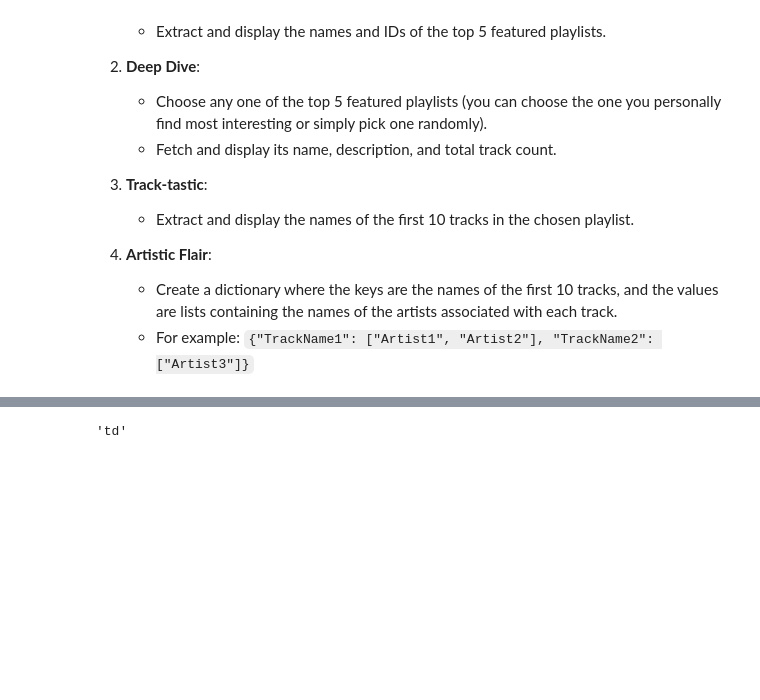
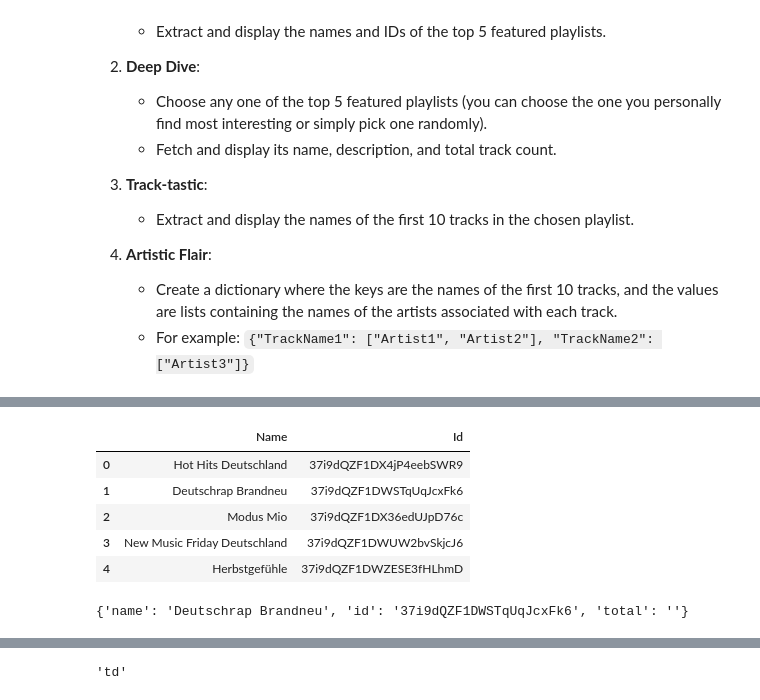
Before and after one commit to BigKawa/lab-apis, a Jupyter notebook: lab-apis.ipynb, the cells around one changed output, grey strips where cells are left out. Saved outputs shown, nothing was run; the diff lists cells and outputs as text; code cells hidden in the pictures; blank space fills up the shorter version.

```diff
--- a/lab-apis.ipynb
+++ b/lab-apis.ipynb
@@ -434,0 +457,29 @@ pl = sp.featured_playlists()
+# %%
+def get_names(pl_list):
+    playlist_names = []
+    for i in range(0,5):
+       name =  pl_list["playlists"]["items"][i]["name"]
+       playlist_names.append(name)
+    return playlist_names
+# %%
+def get_id(pl_list):
+    playlist_id = []
+    for i in range(0,5):
+       play_id =  pl_list["playlists"]["items"][i]["id"]
+       playlist_id.append(play_id)
+    return playlist_id
+# %%
+playlist_names = get_names(pl)
+playlist_id = get_id(pl)
+# %%
+pd.DataFrame({
+    "Name":playlist_names,
+    "Id":playlist_id
+})
+# %% [output]
+|  | Name | Id |
+| 0 | Hot Hits Deutschland | 37i9dQZF1DX4jP4eebSWR9 |
+| 1 | Deutschrap Brandneu | 37i9dQZF1DWSTqUqJcxFk6 |
+| 2 | Modus Mio | 37i9dQZF1DX36edUJpD76c |
+| 3 | New Music Friday Deutschland | 37i9dQZF1DWUW2bvSkjcJ6 |
+| 4 | Herbstgefühle | 37i9dQZF1DWZESE3fHLhmD |
@@ -434,0 +513,4 @@ pl = sp.featured_playlists()
+# %%
+info
+# %% [output]
+{'name': 'Deutschrap Brandneu', 'id': '37i9dQZF1DWSTqUqJcxFk6', 'total': ''}
```
Also changed, not shown: parts of 18 cells of this notebook, 1 other file.
